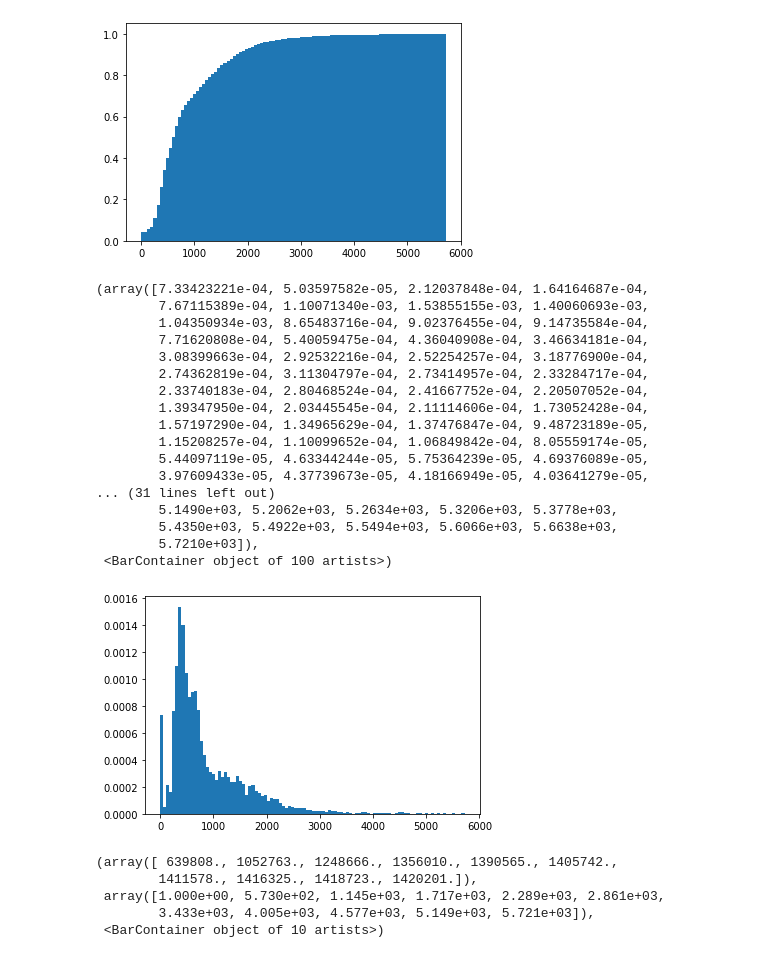
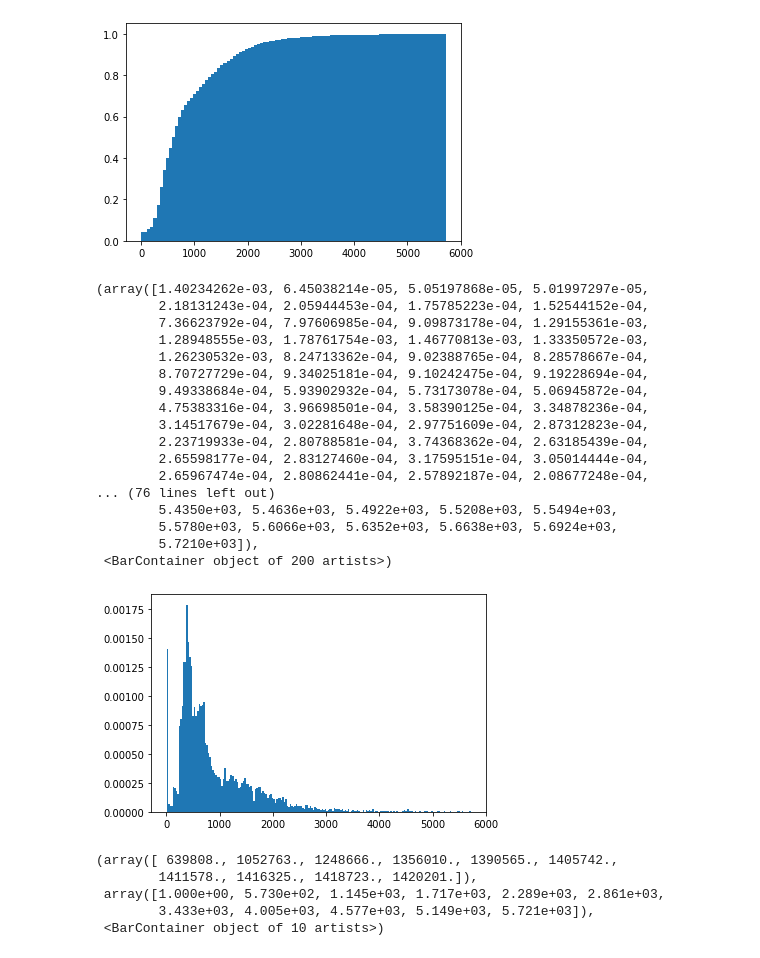
Before and after one commit to guillett/experimentation-strasbourg, a Jupyter notebook: Analyse des données brutes.ipynb, the cells around one changed output. Cells and saved outputs as stored; diff of their text form; code cells hidden in the pictures.

Commit message:
Modifie le fichier analyse des données brutes

```diff
--- a/Analyse des données brutes.ipynb
+++ b/Analyse des données brutes.ipynb
@@ -20,0 +33,3 @@ df
+# %%
+df = pd.read_csv('./données QF CAF-QF EMS.csv', sep=";", encoding="iso-8859-1")
+df
@@ -20,0 +54,3 @@ df
+# %%
+df['QF'] = df['QF CAF'] # dans ce tableau le QF est égale au QF CAF
+df
@@ -20,0 +75,3 @@ df
+# %%
+df['QF'] = df['QF EMS'] # dans ce tableau le QF est égale au QF EMS
+df
@@ -68,7 +163,7 @@ array([    1,     2,     3, ..., 10850, 10851, 10852])
 # %%
 df['Repas'] = np.select(
     [
-        df["Type repas"].str.contains('Végétarien'),
+        df["Type repas"].str.contains('tarien'), #tarien = végétarien
         df["Type repas"].str.contains('Panier'),
     ],
     [
@@ -223,24 +328,24 @@ plt.hist(df.QF[df.QF< 6000], density=True, bins=100, cumulative=True, weights=df
  <BarContainer object of 100 artists>)
 [figure]
 # %%
-plt.hist(df.QF[df.QF< 6000], density=True, bins=100, weights=df.Nombre[df.QF< 6000])
+plt.hist(df.QF[df.QF< 6000], density=True, bins=200, weights=df.Nombre[df.QF< 6000])
 # %% [output]
-(array([7.33423221e-04, 5.03597582e-05, 2.12037848e-04, 1.64164687e-04,
-        7.67115389e-04, 1.10071340e-03, 1.53855155e-03, 1.40060693e-03,
-        1.04350934e-03, 8.65483716e-04, 9.02376455e-04, 9.14735584e-04,
-        7.71620808e-04, 5.40059475e-04, 4.36040908e-04, 3.46634181e-04,
-        3.08399663e-04, 2.92532216e-04, 2.52254257e-04, 3.18776900e-04,
-        2.74362819e-04, 3.11304797e-04, 2.73414957e-04, 2.33284717e-04,
-        2.33740183e-04, 2.80468524e-04, 2.41667752e-04, 2.20507052e-04,
-        1.39347950e-04, 2.03445545e-04, 2.11114606e-04, 1.73052428e-04,
-        1.57197290e-04, 1.34965629e-04, 1.37476847e-04, 9.48723189e-05,
-        1.15208257e-04, 1.10099652e-04, 1.06849842e-04, 8.05559174e-05,
-        5.44097119e-05, 4.63344244e-05, 5.75364239e-05, 4.69376089e-05,
-        3.97609433e-05, 4.37739673e-05, 4.18166949e-05, 4.03641279e-05,
-... (31 lines left out)
-        5.1490e+03, 5.2062e+03, 5.2634e+03, 5.3206e+03, 5.3778e+03,
-        5.4350e+03, 5.4922e+03, 5.5494e+03, 5.6066e+03, 5.6638e+03,
+(array([1.40234262e-03, 6.45038214e-05, 5.05197868e-05, 5.01997297e-05,
+        2.18131243e-04, 2.05944453e-04, 1.75785223e-04, 1.52544152e-04,
+        7.36623792e-04, 7.97606985e-04, 9.09873178e-04, 1.29155361e-03,
+        1.28948555e-03, 1.78761754e-03, 1.46770813e-03, 1.33350572e-03,
+        1.26230532e-03, 8.24713362e-04, 9.02388765e-04, 8.28578667e-04,
+        8.70727729e-04, 9.34025181e-04, 9.10242475e-04, 9.19228694e-04,
+        9.49338684e-04, 5.93902932e-04, 5.73173078e-04, 5.06945872e-04,
+        4.75383316e-04, 3.96698501e-04, 3.58390125e-04, 3.34878236e-04,
+        3.14517679e-04, 3.02281648e-04, 2.97751609e-04, 2.87312823e-04,
+        2.23719933e-04, 2.80788581e-04, 3.74368362e-04, 2.63185439e-04,
+        2.65598177e-04, 2.83127460e-04, 3.17595151e-04, 3.05014444e-04,
+        2.65967474e-04, 2.80862441e-04, 2.57892187e-04, 2.08677248e-04,
+... (76 lines left out)
+        5.4350e+03, 5.4636e+03, 5.4922e+03, 5.5208e+03, 5.5494e+03,
+        5.5780e+03, 5.6066e+03, 5.6352e+03, 5.6638e+03, 5.6924e+03,
         5.7210e+03]),
- <BarContainer object of 100 artists>)
+ <BarContainer object of 200 artists>)
-[figure, old version]
+[figure, new version]
 # %%
```
Also changed, not shown: parts of 123 cells of this notebook, 9 other files.
